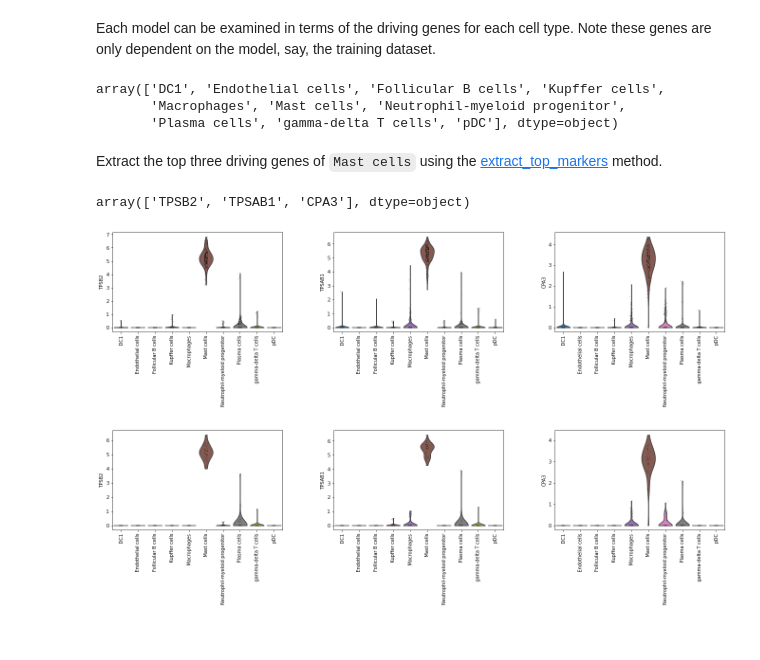
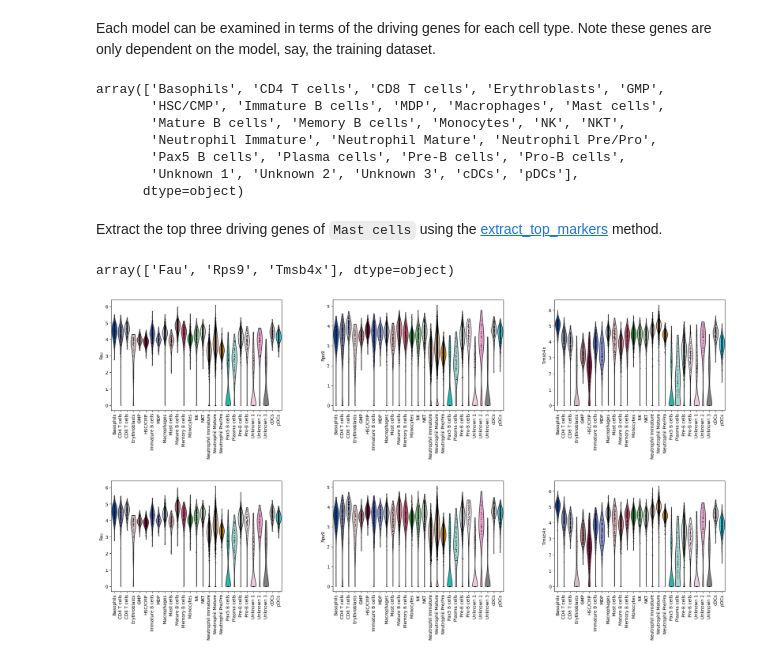
Before and after one commit to gabriel-dval/scRNA_annotation, a Jupyter notebook: celltypist_tutorial.ipynb, the cells around one changed output. Drawn from its saved outputs; the diff is of its cells as text; code cells hidden in the pictures.

```diff
--- a/celltypist_tutorial.ipynb
+++ b/celltypist_tutorial.ipynb
@@ -311,28 +319,32 @@ Each model can be examined in terms of the driving genes for each cell type. Not
 # %%
 # Any model can be inspected.
 # Here we load the previously saved model trained from 2,000 immune cells.
-model = models.Model.load(model = 'celltypist_demo_folder/model_from_immune2000.pkl')
+model = models.Model.load(model = 'data/celltypist_model.pkl')
 # %%
 model.cell_types
 # %% [output]
-array(['DC1', 'Endothelial cells', 'Follicular B cells', 'Kupffer cells',
-       'Macrophages', 'Mast cells', 'Neutrophil-myeloid progenitor',
-       'Plasma cells', 'gamma-delta T cells', 'pDC'], dtype=object)
+array(['Basophils', 'CD4 T cells', 'CD8 T cells', 'Erythroblasts', 'GMP',
+       'HSC/CMP', 'Immature B cells', 'MDP', 'Macrophages', 'Mast cells',
+       'Mature B cells', 'Memory B cells', 'Monocytes', 'NK', 'NKT',
+       'Neutrophil Immature', 'Neutrophil Mature', 'Neutrophil Pre/Pro',
+       'Pax5 B cells', 'Plasma cells', 'Pre-B cells', 'Pro-B cells',
+       'Unknown 1', 'Unknown 2', 'Unknown 3', 'cDCs', 'pDCs'],
+      dtype=object)
 # %% [markdown]
 Extract the top three driving genes of `Mast cells` using the [extract_top_markers](https://celltypist.readthedocs.io/en/latest/celltypist.models.Model.html#celltypist.models.Model.extract_top_markers) method.
 # %%
-top_3_genes = model.extract_top_markers("Mast cells", 3)
+top_3_genes = model.extract_top_markers("Neutrophil Mature", 3)
 top_3_genes
 # %% [output]
-array(['TPSB2', 'TPSAB1', 'CPA3'], dtype=object)
+array(['Fau', 'Rps9', 'Tmsb4x'], dtype=object)
 # %%
 # Check expression of the three genes in the training set.
-sc.pl.violin(adata_2000, top_3_genes, groupby = 'cell_type', rotation = 90)
+sc.pl.violin(ref_adata, keys=top_3_genes, groupby = 'cluster_annot', rotation = 90, use_raw=False)
 # %% [output]
-[figure, old version]
+[figure, new version]
 # %%
 # Check expression of the three genes in the query set.
 # Here we use `majority_voting` from CellTypist as the cell type labels for this dataset.
-sc.pl.violin(adata_400, top_3_genes, groupby = 'majority_voting', rotation = 90)
+sc.pl.violin(query_adata, top_3_genes, groupby = 'majority_voting', rotation = 90, use_raw=False)
 # %% [output]
-[figure, old version]
+[figure, new version]
```
Also changed, not shown: parts of 9 cells of this notebook.
